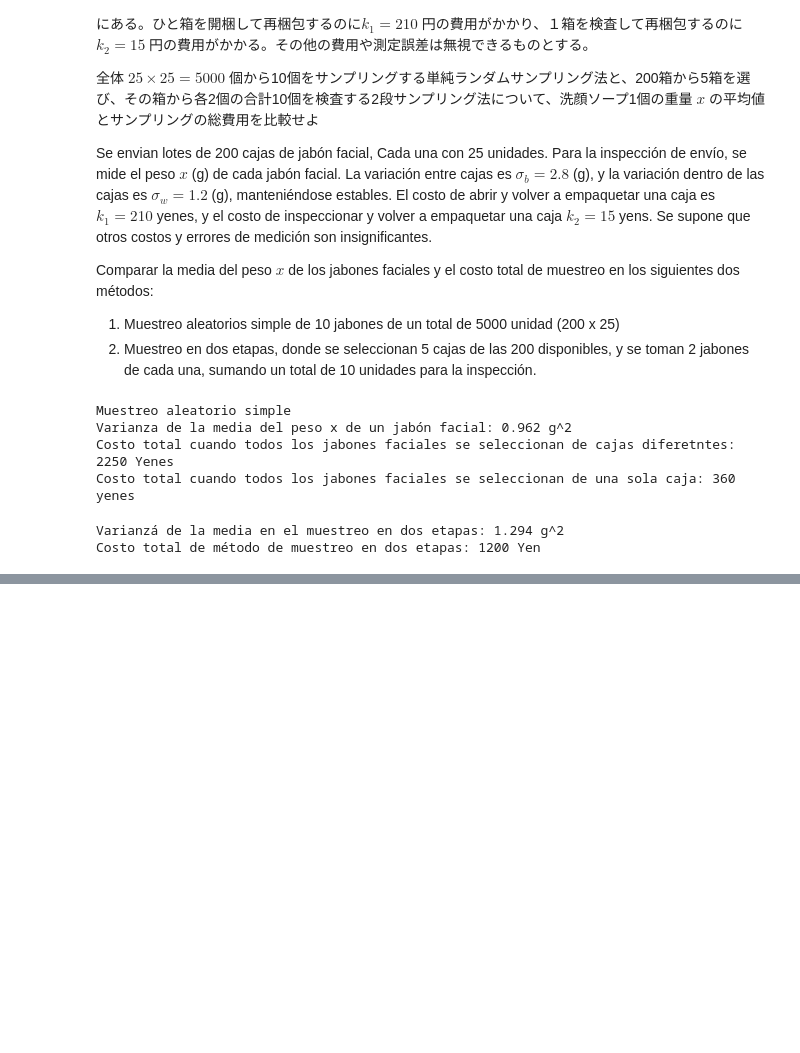
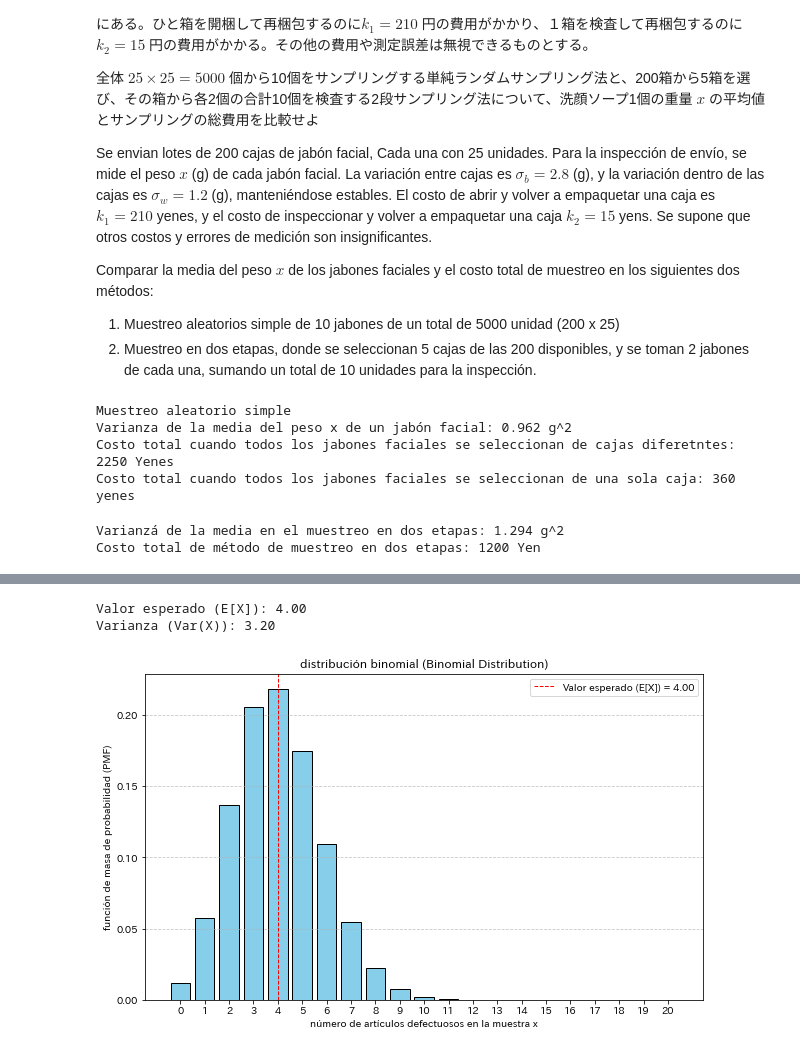
Before and after one commit to HiroshiATakano/QCKentei1, a Jupyter notebook: QCKentei1-1.ipynb, the cells around one changed output, grey strips where cells are left out. Drawn from its saved outputs; the diff is of its cells as text; code cells hidden in the pictures; blank space fills up the shorter version.

```diff
--- a/QCKentei1-1.ipynb
+++ b/QCKentei1-1.ipynb
@@ -101,0 +256,45 @@ Costo total de método de muestreo en dos etapas: 1200 Yen
+# %%
+from scipy.stats import binom
+
+# Configuración de parámetros
+N = 50  # Tamaño total de la población
+M = 10  # Número de elementos defecuosos
+n = 20  # Número de muestras a extraer
+
+# Cálculo de la probabilidad de éxito
+p = M / N  # Probabilidad de extraer elementos defectuosos
+
+# distribución binomial
+rv = binom(n, p)
+
+# Valor esperado, Varianza
+expected_value = n * p
+variance = n * p * (1 - p)
+
+#
+print(f"Valor esperado (E[X]): {expected_value:.2f}")
+print(f"Varianza (Var(X)): {variance:.2f}")
+
+# función de masa de probabilidad (PMF)
+x = np.arange(0, n + 1)
+
+# Cálculo de la función de masa de probabilidad (PMF) para cada x
+pmf = rv.pmf(x)
+
+# Creación del gráfico
+plt.figure(figsize=(10, 6))
+plt.bar(x, pmf, color='skyblue', edgecolor='black')
+plt.title('distribución binomial (Binomial Distribution)')
+plt.xlabel('número de artículos defectuosos en la muestra x')
+plt.ylabel('función de masa de probabilidad (PMF)')
+plt.xticks(np.arange(0, n + 1, 1))  #
+plt.grid(axis='y', linestyle='--', alpha=0.7)
+
+# Valor esperado y Varianza
+plt.axvline(expected_value, color='red', linestyle='dashed', linewidth=1, label=f'Valor esperado (E[X]) = {expected_value:.2f}')
+plt.legend()
+plt.show()
+# %% [output]
+Valor esperado (E[X]): 4.00
+Varianza (Var(X)): 3.20
+[figure, added]
```
Also changed, not shown: parts of 34 cells of this notebook, 5 other files.
